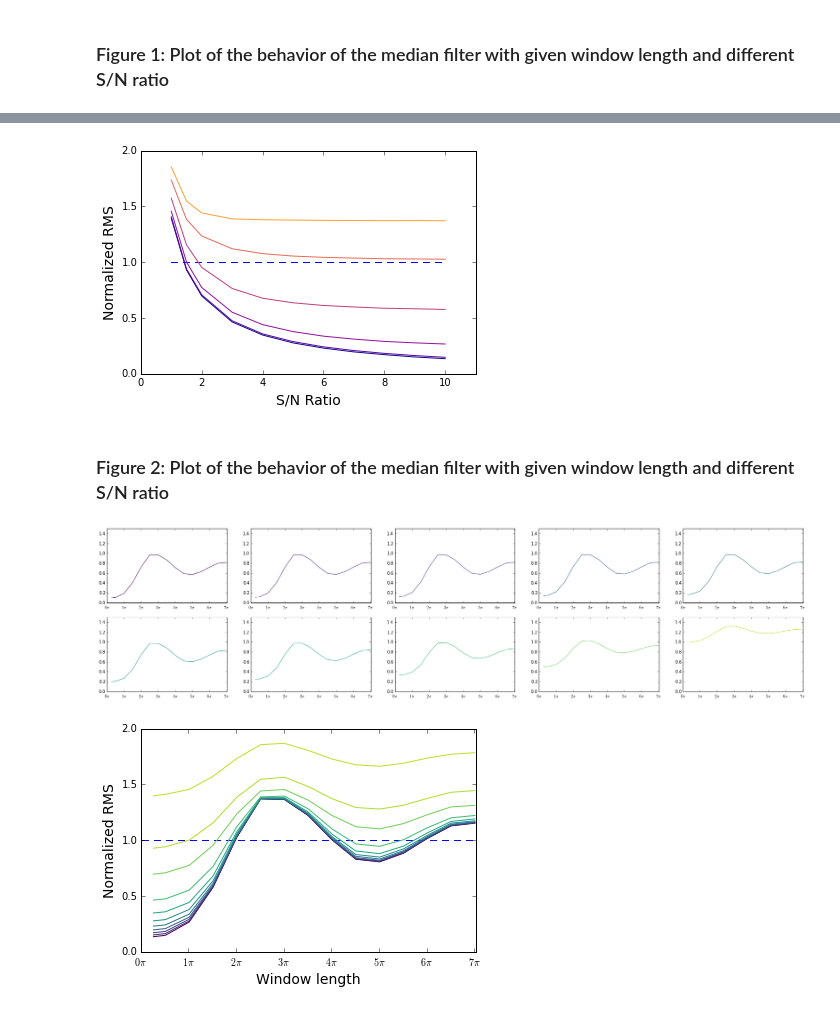
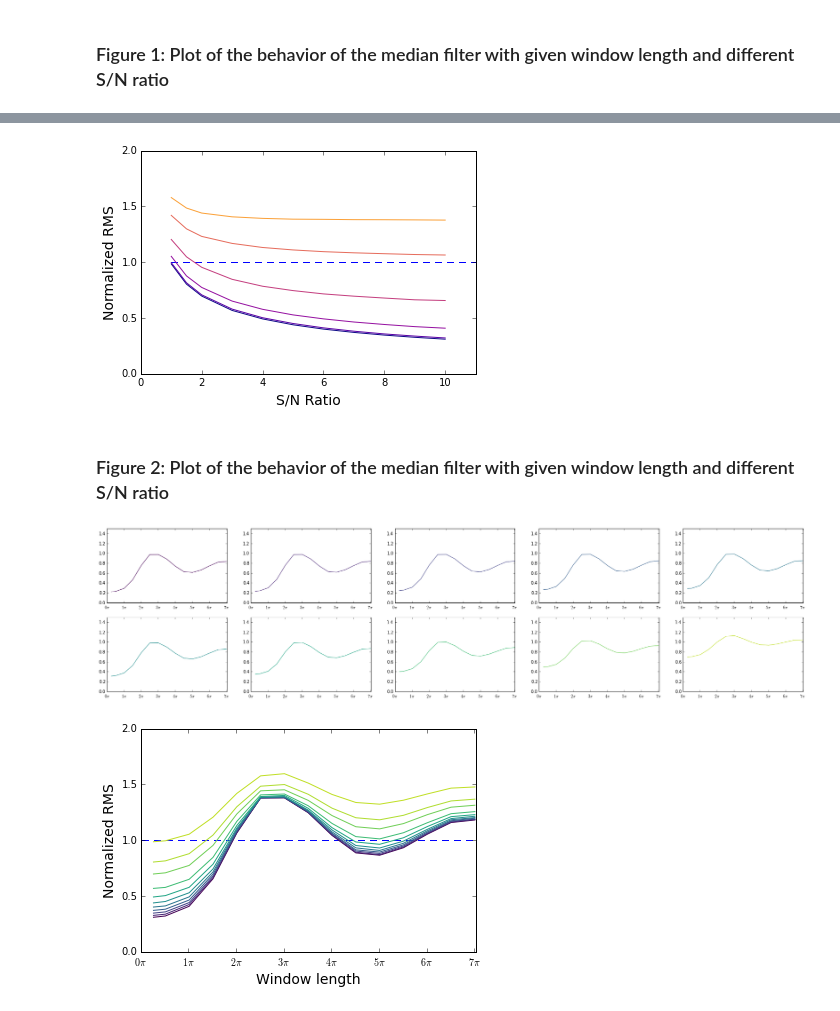
Before and after one commit to ktakagaki/kt-2015-DSPHandsOn, a Jupyter notebook: MedianFilter/Python/06. Behavior of the median filter with white noise/Behavior of the median filter with a noised sine wave.ipynb, the cells around one changed output, grey strips where cells are left out. Drawn from its saved outputs; the diff is of its cells as text; code cells hidden in the pictures.

Commit message:
Updated plots and noise function

```diff
--- a/MedianFilter/Python/06. Behavior of the median filter with white noise/Behavior of the median filter with a noised sine wave.ipynb
+++ b/MedianFilter/Python/06. Behavior of the median filter with white noise/Behavior of the median filter with a noised sine wave.ipynb
@@ -53,14 +54,14 @@ sn = [1, 1.5, 2, 3, 4, 5, 6, 7, 8, 9, 10]
 count = -1
 count2 = -1
 values = np.zeros((len(sn), len(wl)))
-for w in  wl:
+for w in  wl[:11]:
     count = count + 1
     for x in sn:
         count2 = count2 + 1
         for i in range (len(diff_noise)):
             # Create different noises, with x we change the signal to noise
             # ratio from 10 to 1.
-            diff_noise[i, :] = np.random.normal(0, 1./x, len(data))
+            diff_noise[i, :] = np.random.normal(0, 0.706341266/np.sqrt(x), len(data))
             # Add noise to each sine wave, to create a realisitc signal.
             noised_sines[i, :] = data + diff_noise[i, :]
             # Filter the all noised sine waves.
@@ -102,18 +103,18 @@ plt.savefig('Behavior with given SN ratio and different wl.png',dpi=300)
 # %%
 fig = plt.figure()
-values3 = np.zeros((11,(450/32)))
+values3 = np.zeros((len(sn),len(wl)))
 for p in range(6):
     ax = plt.subplot()
     values3[::,p] = values[::,p]/0.7069341
     plt.axis([0, 11, 0, 2])
     plt.ylabel('Normalized RMS', size = 14)
     plt.xlabel('S/N Ratio', size = 14)
-    plt.hlines(1,1,10, color = 'b', linestyle = '--')
+    plt.hlines(1,1,101, color = 'b', linestyle = '--')
     plt.plot(sn,values3[::,p], color=plasma_data[(p*40),:])
 
-plt.savefig('Behavior with given SN ratio and different wl 3.png',dpi=300)
+plt.savefig('Behavior with given SN ratio and different wl3.png',dpi=300)
 # %% [output]
-[figure, old version]
+[figure, new version]
 # %% [markdown]
 ### Figure 2: Plot of the behavior of the median filter with given window length and different S/N ratio
 # %%
@@ -125,7 +126,7 @@ for x in sn:
     for w in wl:
         count2 = count2 + 1
         for i in range (len(diff_noise)):
-            diff_noise[i, :] = np.random.normal(0, 1./x, len(data))
+            diff_noise[i, :] = np.random.normal(0, 0.706341266/np.sqrt(x), len(data))
             noised_sines[i, :] = data + diff_noise[i, :]
             medfilter[i, :] = medfilt(noised_sines[i, :], w)
             filtered_sines[i, :] = noised_sines[i, :] - medfilter[i, :]
@@ -148,25 +149,25 @@ for p in range(10):
     plt.plot(wl,values2[::,p], color=viridis_data[(p*25)-25,:])
 plt.savefig('Behavior with given wl and different SN ratio.png',dpi=300)
 # %% [output]
-[figure, old version]
+[figure, new version]
 # %%
 fig = plt.figure()
-values4 = np.zeros((len(wl), 11))
+values4 = np.zeros((len(wl), len(sn)))
 for i in range (11):
     # Normalize the RMS with the RMS of a normal sine wave
     values4[::,i] = values2[::,i]/0.7069341
     ax = plt.subplot()
     plt.axis([0, 450, 0, 2])
     # Set xticks at each 64th point
     xticks = np.arange(0, max(wl) + 1, 64)
     ax.set_xticks(xticks)
     # x_labe = pi at each 64th point
     x_label = [r"${%s\pi}$" % (v) for v in range(len(xticks))]
     ax.set_xticklabels(x_label)
     plt.ylabel('Normalized RMS', size = 14)
     plt.xlabel('Window length', size = 14)
     plt.plot(wl,values4[::,i], color=viridis_data[(i*25)-25,:])
     plt.hlines(1,1,max(wl), color = 'b', linestyle = '--')
 plt.savefig('Behavior with given wl and different SN ratio2.png',dpi=300)
 # %% [output]
-[figure, old version]
+[figure, new version]
```
Also changed, not shown: parts of 4 cells of this notebook, 5 other files.
